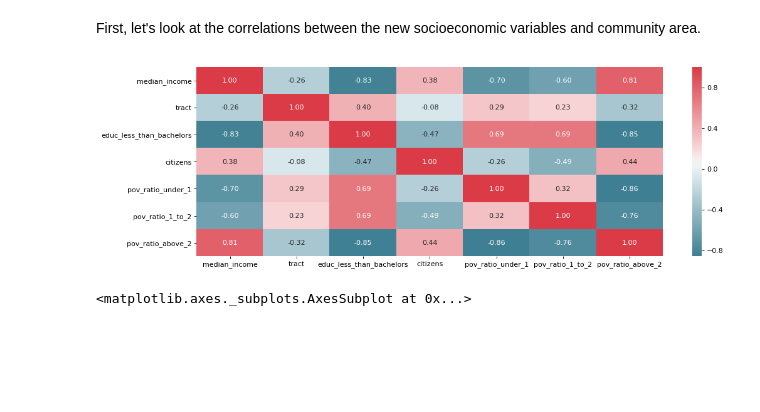
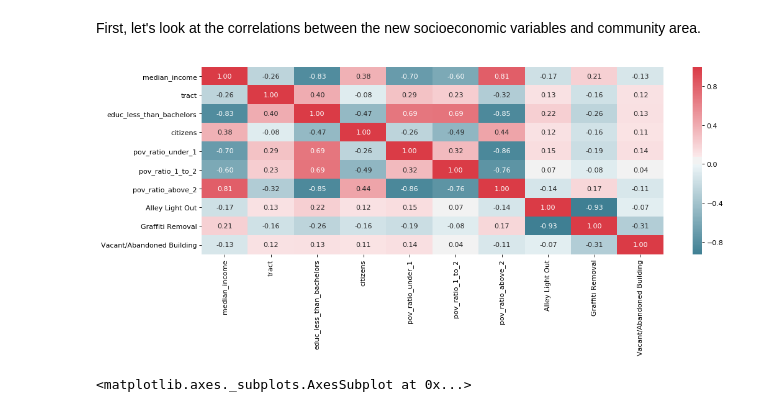
Before and after one commit to rosegao/CAPP-30254-Machine-Learning, a Jupyter notebook: HW1 - Chicago Service Requests & ACS Data Analysis.ipynb, the cells around one changed output. Saved outputs shown, nothing was run; the diff lists cells and outputs as text; code cells hidden in the pictures; blank space fills up the shorter version.

Commit message:
added graphs

```diff
--- a/HW1 - Chicago Service Requests & ACS Data Analysis.ipynb
+++ b/HW1 - Chicago Service Requests & ACS Data Analysis.ipynb
@@ -592,13 +605,16 @@ Now that we've merged ACS data with service request data, we can answer the foll
 4. What is the difference in blocks that get “Vacant and Abandoned Buildings Reported” vs “Alley Lights Out”?
 # %% [markdown]
 First, let's look at the correlations between the new socioeconomic variables and community area.
+# %%
+corr_vars = list(acs_merged.columns)
+corr_vars.extend(['Alley Light Out', 'Graffiti Removal', 'Vacant/Abandoned Building'])
 # %%
-corr2 = df_all[acs_merged.columns].corr()
+corr2 = df_all[corr_vars].corr()
 fig = plt.figure(figsize=(15, 5), dpi=80)
 sns.heatmap(corr2, annot=True,  fmt='.2f', cmap=sns.diverging_palette(220, 10, as_cmap=True))
 plt.show()
 # %% [output]
-[figure, old version]
+[figure, new version]
 # %%
 df_all.groupby(['type_of_service_request']).mean()['median_income'].plot(kind='bar', figsize=(7, 7), rot=0)
 # %% [output]
```
Also changed, not shown: parts of 21 cells of this notebook.
